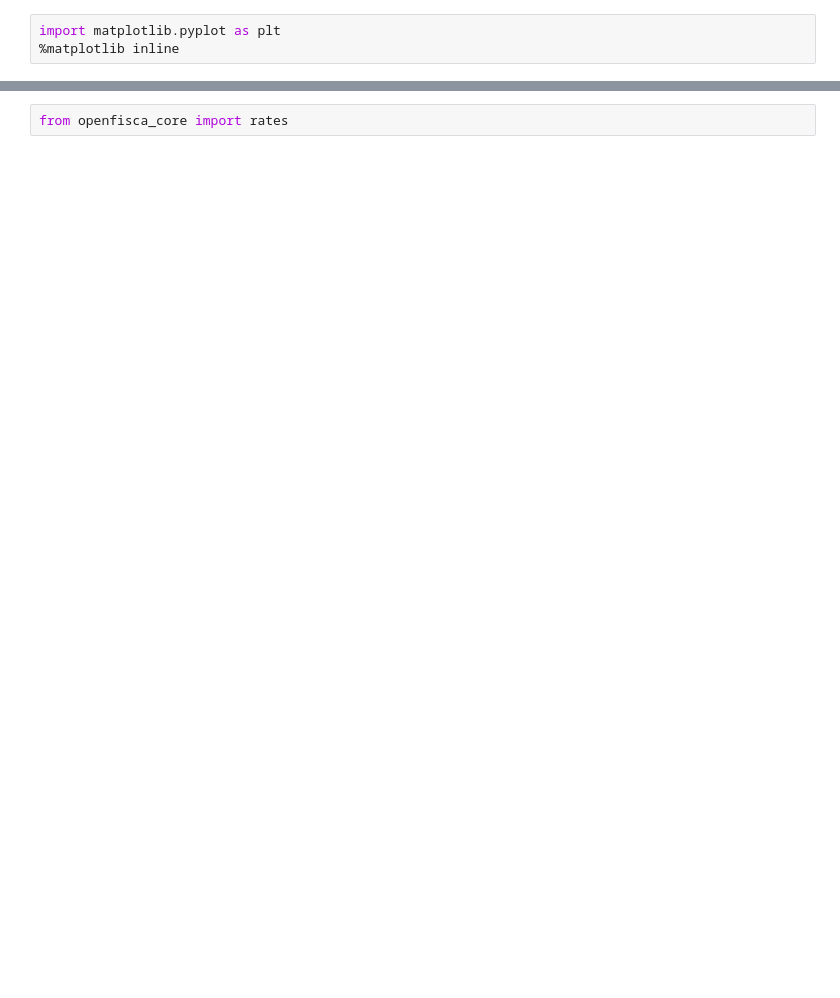
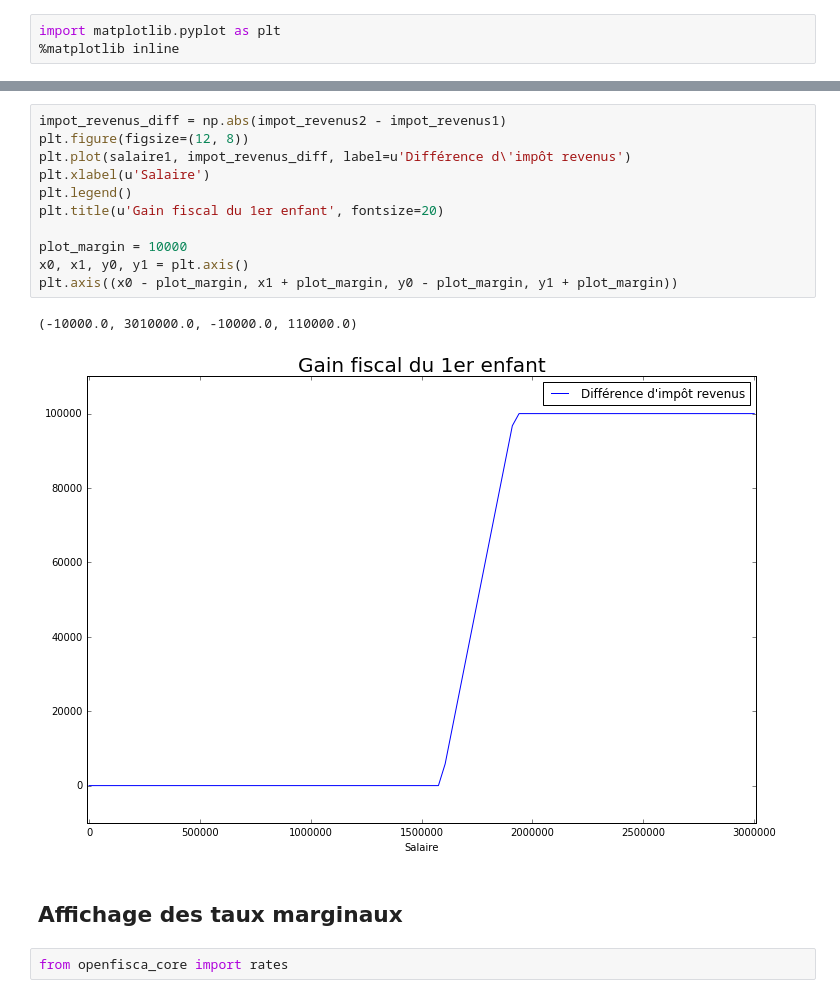
Before and after one commit to openfisca/openfisca-senegal, a Jupyter notebook: notebooks/Senegalese tax and benefit system from scratch.ipynb, the cells around one changed output, grey strips where cells are left out. Saved outputs shown, nothing was run; the diff lists cells and outputs as text; blank space fills up the shorter version.

```diff
--- a/notebooks/Senegalese tax and benefit system from scratch.ipynb
+++ b/notebooks/Senegalese tax and benefit system from scratch.ipynb
@@ -222,3 +426,19 @@ plt.ylabel(u'Impôt progressif')
+# %%
+impot_revenus_diff = np.abs(impot_revenus2 - impot_revenus1)
+plt.figure(figsize=(12, 8))
+plt.plot(salaire1, impot_revenus_diff, label=u'Différence d\'impôt revenus')
+plt.xlabel(u'Salaire')
+plt.legend()
+plt.title(u'Gain fiscal du 1er enfant', fontsize=20)
+
+plot_margin = 10000
+x0, x1, y0, y1 = plt.axis()
+plt.axis((x0 - plot_margin, x1 + plot_margin, y0 - plot_margin, y1 + plot_margin))
+# %% [output]
+(-10000.0, 3010000.0, -10000.0, 110000.0)
+[figure, added]
+# %% [markdown]
+## Affichage des taux marginaux
 # %%
 from openfisca_core import rates
 # %%
```
Also changed, not shown: parts of 21 cells of this notebook.
